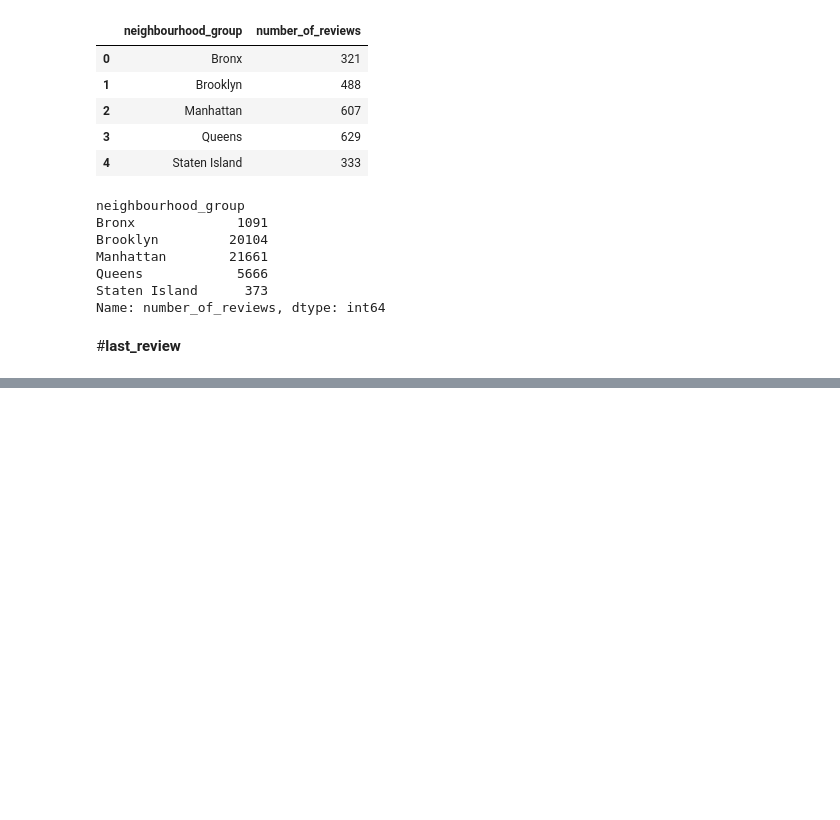
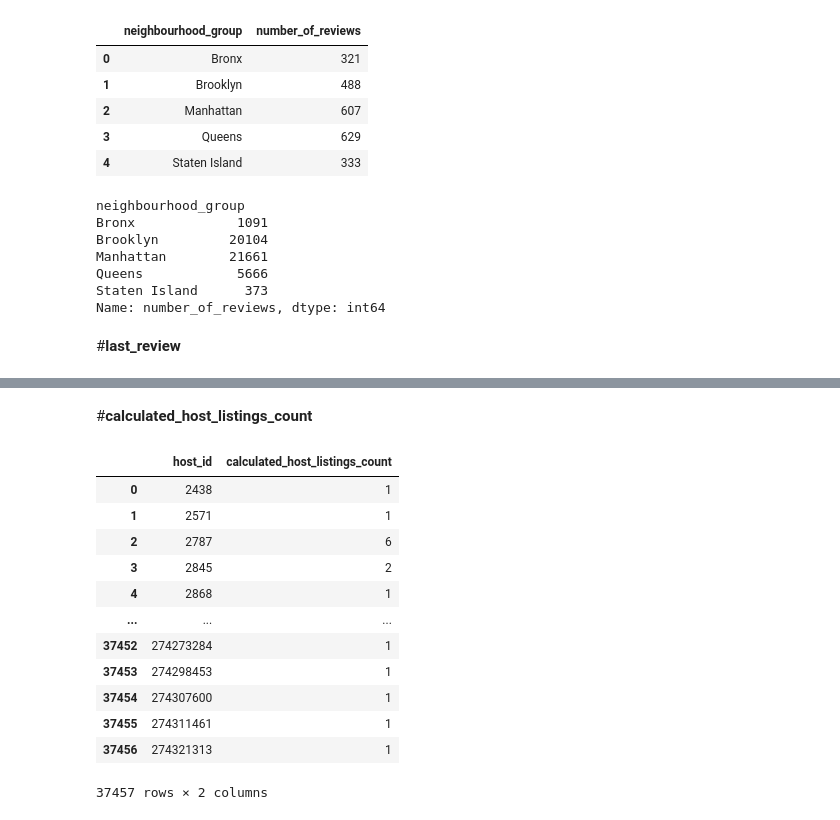
Before and after one commit to Gauravmehra1/Airbnb, a Jupyter notebook: Copy_of_Airbnb_Bookings_Analysis_Capstone_Project.ipynb, the cells around one changed output, grey strips where cells are left out. Saved outputs shown, nothing was run; the diff lists cells and outputs as text; code cells hidden in the pictures; blank space fills up the shorter version.

```diff
--- a/Copy_of_Airbnb_Bookings_Analysis_Capstone_Project.ipynb
+++ b/Copy_of_Airbnb_Bookings_Analysis_Capstone_Project.ipynb
@@ -460,0 +507,2 @@ df['last_review'].unique()
+# %%
+df['reviews_per_month'].fillna(df['reviews_per_month'].median(),inplace=True)
@@ -460,0 +522,2 @@ df['last_review'].unique()
+# %% [markdown]
+#**calculated_host_listings_count**
@@ -460,0 +530,17 @@ df['last_review'].unique()
+# %%
+host=df.groupby('host_id')['calculated_host_listings_count'].max().reset_index()
+host
+# %% [output]
+|  | host_id | calculated_host_listings_count |
+| 0 | 2438 | 1 |
+| 1 | 2571 | 1 |
+| 2 | 2787 | 6 |
+| 3 | 2845 | 2 |
+| 4 | 2868 | 1 |
+| ... | ... | ... |
+| 37452 | 274273284 | 1 |
+| 37453 | 274298453 | 1 |
+| 37454 | 274307600 | 1 |
+| 37455 | 274311461 | 1 |
+| 37456 | 274321313 | 1 |
+37457 rows × 2 columns
```
Also changed, not shown: parts of 13 cells of this notebook.
